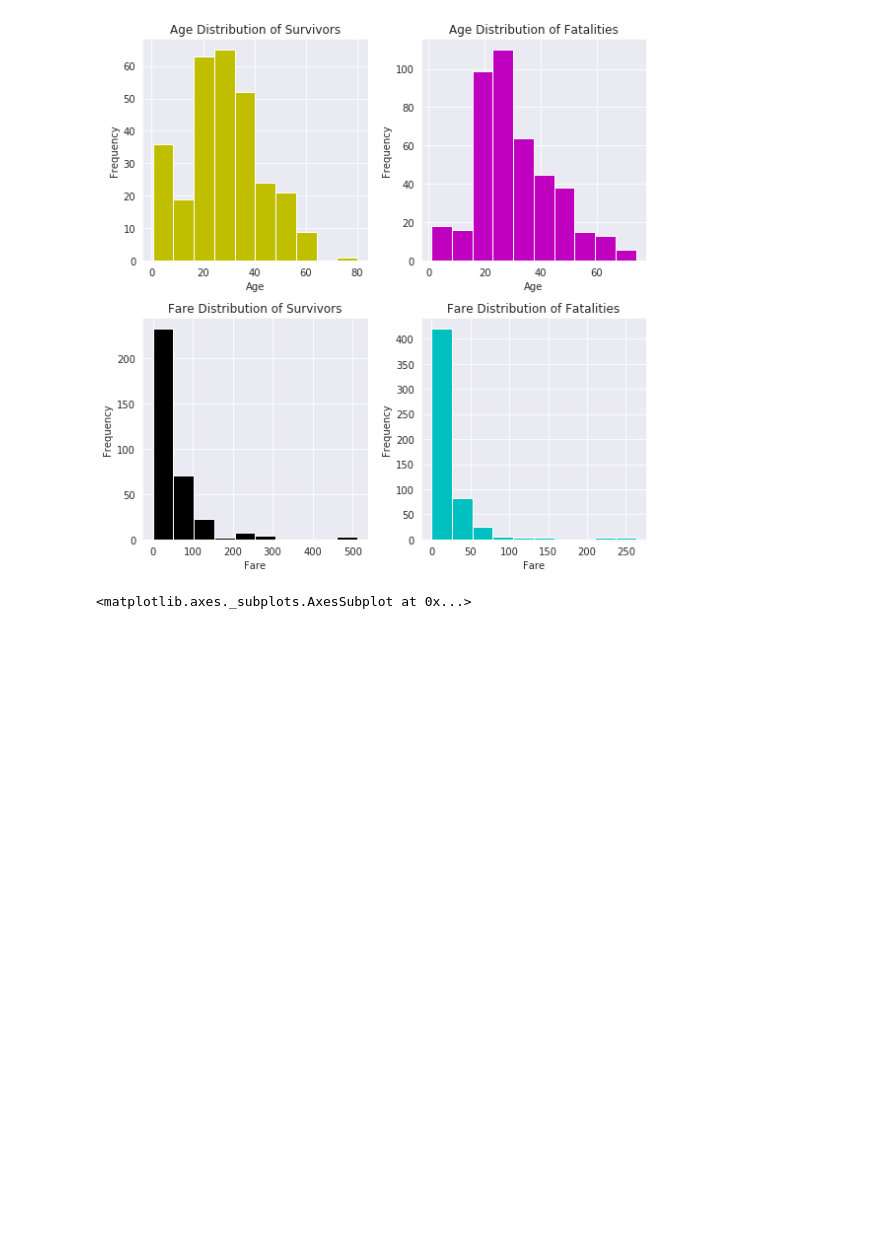
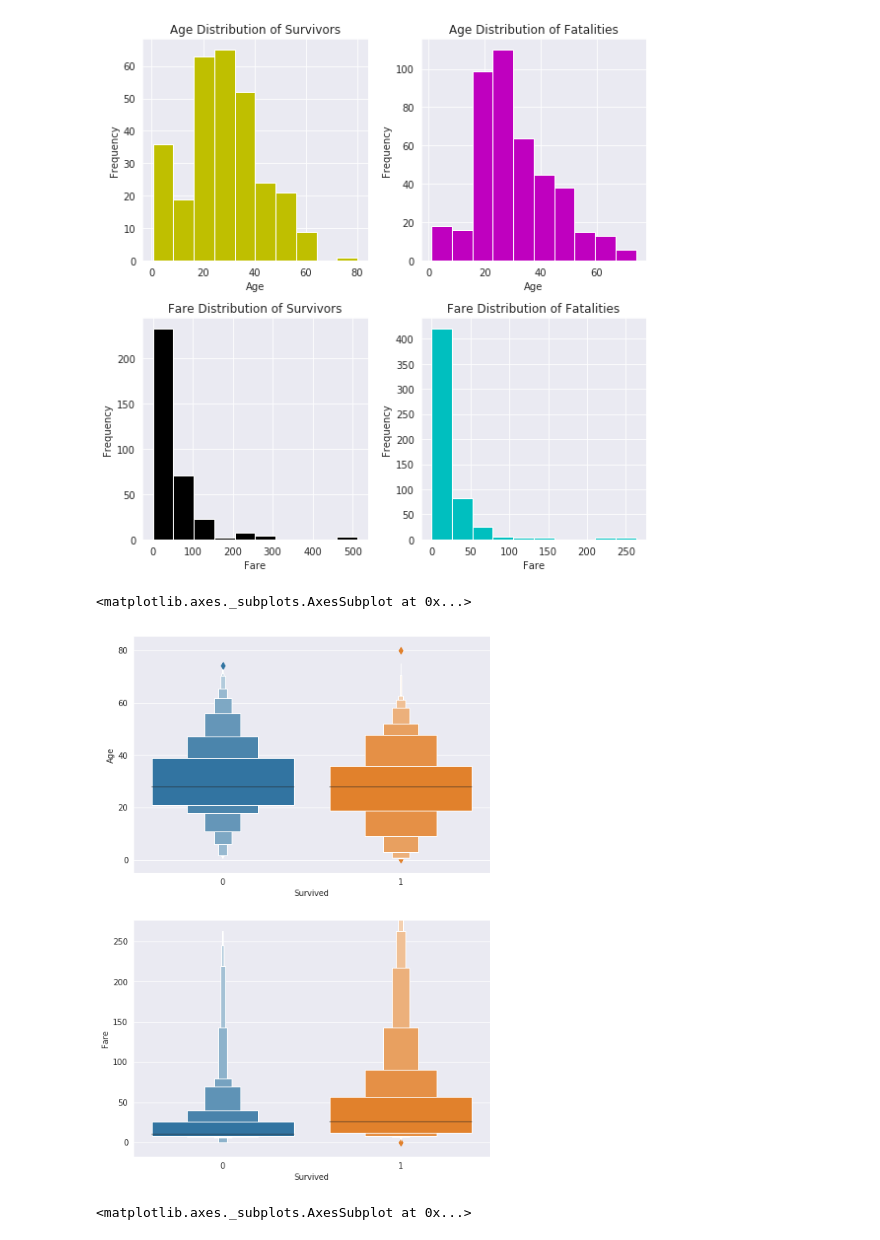
Before and after one commit to bpeters91/Data-Science-Portfolio, a Jupyter notebook: Modeling Titanic Survival.ipynb, the cells around one changed output. Cells and saved outputs as stored; diff of their text form; code cells hidden in the pictures; blank space fills up the shorter version.

```diff
--- a/Modeling Titanic Survival.ipynb
+++ b/Modeling Titanic Survival.ipynb
@@ -215,6 +215,17 @@ plt.tight_layout()
 # The distribution of fare has vastly different scales and the survivors show how paying more for a ticket could point toward a higher survival rate
 # %% [output]
 [figure]
+# %%
+# Since the scale was so off on the fare histograms, I decided later a boxenplot would better show the data
+fig, (ax1, ax2) = plt.subplots(2, 1, figsize=(8,12))
+sns.boxenplot(x='Survived', y='Age', data=training_dummies, ax=ax1)
+sns.boxenplot(x='Survived', y='Fare', data=training_dummies, ax=ax2)
+
+# These plots more clearly show how age didn't have much of a difference, just a smaller trend towards younger passengers surviving a little more
+# The fare plots do show a relationship between paying more for the ticket and having a higher chance of survival
+# %% [output]
+<matplotlib.axes._subplots.AxesSubplot at 0x...>
+[figure, added]
 # %%
 # Creating a heatmap to display covariance between columns
 training_cov = training_dummies.corr()
```
Also changed, not shown: parts of 2 cells of this notebook.
